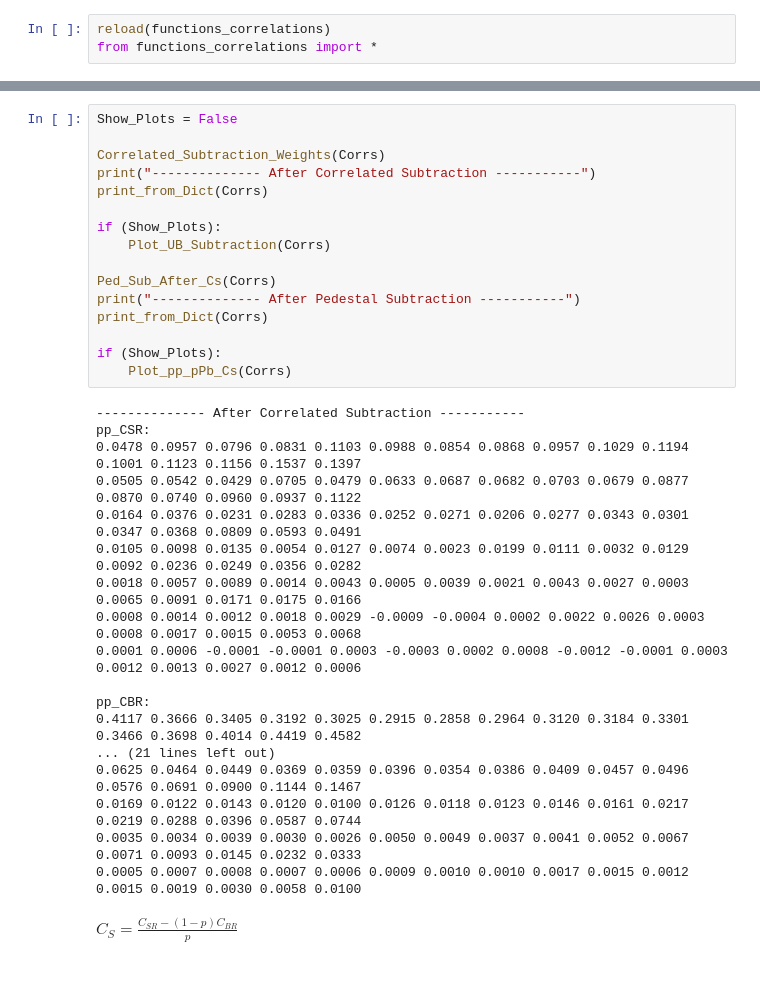
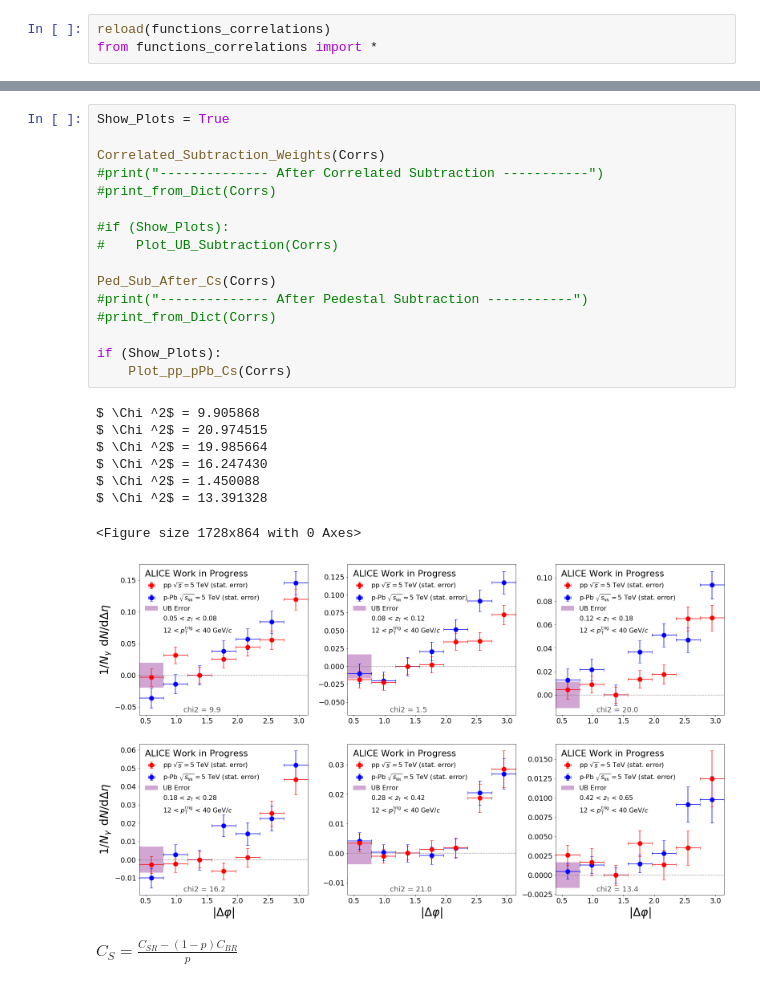
Before and after one commit to ftoralesacosta/GH_Correlations, a Jupyter notebook: Analysis_Notebooks/pythonic_correlations.ipynb, the cells around one changed output, grey strips where cells are left out. Saved outputs shown, nothing was run; the diff lists cells and outputs as text.

```diff
--- a/Analysis_Notebooks/pythonic_correlations.ipynb
+++ b/Analysis_Notebooks/pythonic_correlations.ipynb
@@ -82,37 +91,28 @@ from functions_correlations import *
 # %%
-Show_Plots = False
+Show_Plots = True
 
 Correlated_Subtraction_Weights(Corrs)
-print("-------------- After Correlated Subtraction -----------")
-print_from_Dict(Corrs)
+#print("-------------- After Correlated Subtraction -----------")
+#print_from_Dict(Corrs)
 
-if (Show_Plots):
-    Plot_UB_Subtraction(Corrs)
+#if (Show_Plots):
+#    Plot_UB_Subtraction(Corrs)
 
 Ped_Sub_After_Cs(Corrs)
-print("-------------- After Pedestal Subtraction -----------")
-print_from_Dict(Corrs)
+#print("-------------- After Pedestal Subtraction -----------")
+#print_from_Dict(Corrs)
 
 if (Show_Plots):
     Plot_pp_pPb_Cs(Corrs)
 # %% [output]
--------------- After Correlated Subtraction -----------
-pp_CSR:
-0.0478 0.0957 0.0796 0.0831 0.1103 0.0988 0.0854 0.0868 0.0957 0.1029 0.1194 0.1001 0.1123 0.1156 0.1537 0.1397
-0.0505 0.0542 0.0429 0.0705 0.0479 0.0633 0.0687 0.0682 0.0703 0.0679 0.0877 0.0870 0.0740 0.0960 0.0937 0.1122
-0.0164 0.0376 0.0231 0.0283 0.0336 0.0252 0.0271 0.0206 0.0277 0.0343 0.0301 0.0347 0.0368 0.0809 0.0593 0.0491
-0.0105 0.0098 0.0135 0.0054 0.0127 0.0074 0.0023 0.0199 0.0111 0.0032 0.0129 0.0092 0.0236 0.0249 0.0356 0.0282
-0.0018 0.0057 0.0089 0.0014 0.0043 0.0005 0.0039 0.0021 0.0043 0.0027 0.0003 0.0065 0.0091 0.0171 0.0175 0.0166
-0.0008 0.0014 0.0012 0.0018 0.0029 -0.0009 -0.0004 0.0002 0.0022 0.0026 0.0003 0.0008 0.0017 0.0015 0.0053 0.0068
-0.0001 0.0006 -0.0001 -0.0001 0.0003 -0.0003 0.0002 0.0008 -0.0012 -0.0001 0.0003 0.0012 0.0013 0.0027 0.0012 0.0006
-
-pp_CBR:
-0.4117 0.3666 0.3405 0.3192 0.3025 0.2915 0.2858 0.2964 0.3120 0.3184 0.3301 0.3466 0.3698 0.4014 0.4419 0.4582
-... (21 lines left out)
-0.0625 0.0464 0.0449 0.0369 0.0359 0.0396 0.0354 0.0386 0.0409 0.0457 0.0496 0.0576 0.0691 0.0900 0.1144 0.1467
-0.0169 0.0122 0.0143 0.0120 0.0100 0.0126 0.0118 0.0123 0.0146 0.0161 0.0217 0.0219 0.0288 0.0396 0.0587 0.0744
-0.0035 0.0034 0.0039 0.0030 0.0026 0.0050 0.0049 0.0037 0.0041 0.0052 0.0067 0.0071 0.0093 0.0145 0.0232 0.0333
-0.0005 0.0007 0.0008 0.0007 0.0006 0.0009 0.0010 0.0010 0.0017 0.0015 0.0012 0.0015 0.0019 0.0030 0.0058 0.0100
+$ \Chi ^2$ = 9.905868
+$ \Chi ^2$ = 20.974515
+$ \Chi ^2$ = 19.985664
+$ \Chi ^2$ = 16.247430
+$ \Chi ^2$ = 1.450088
+$ \Chi ^2$ = 13.391328
+<Figure size 1728x864 with 0 Axes>
+[figure, added]
 # %% [markdown]
 $C_S = \frac{C_{SR} - (1-p) C_{BR}}{p}$
 # %% [markdown]
```
Also changed, not shown: parts of 31 cells of this notebook, 41 other files.
